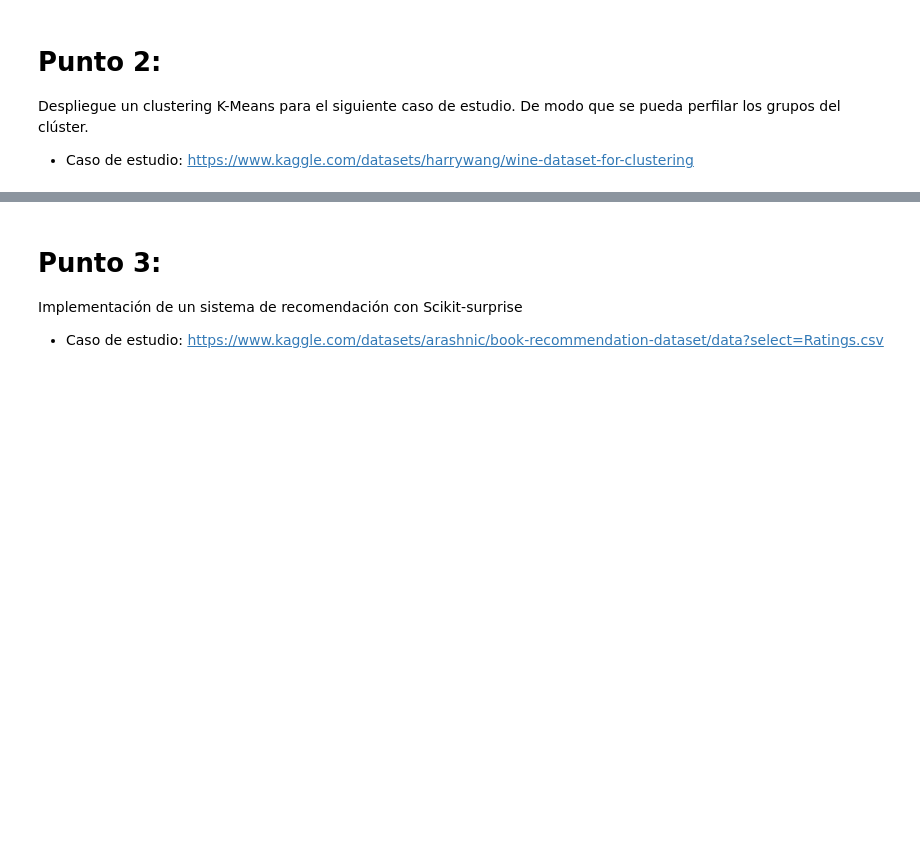
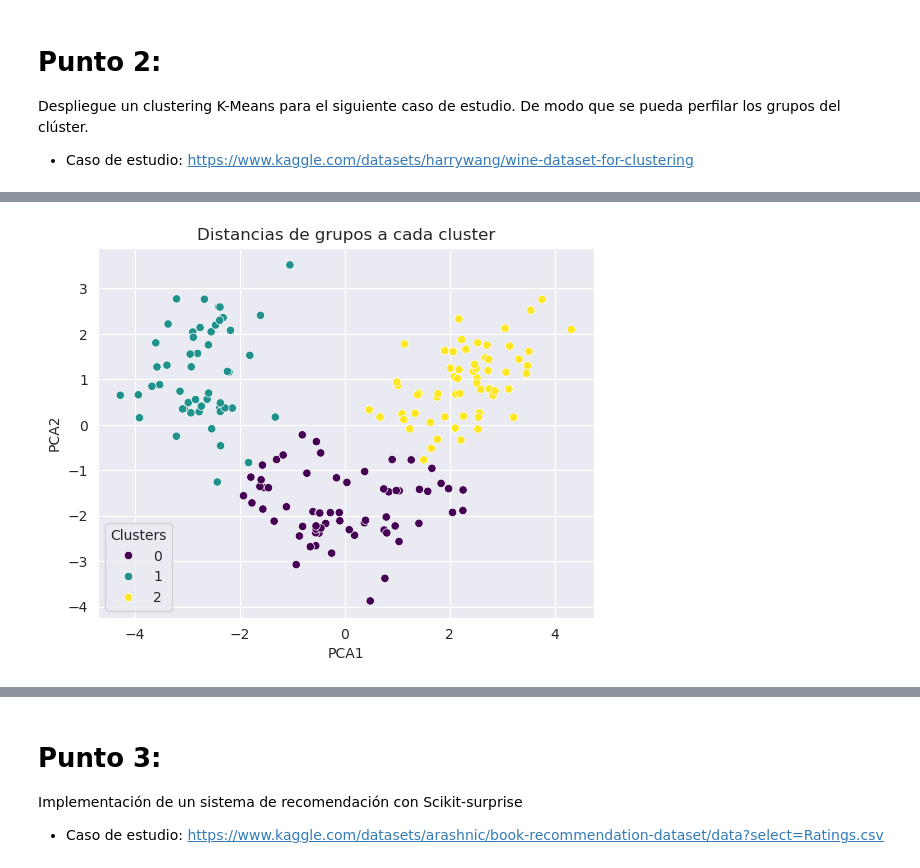
Before and after one commit to TalentoTech-IAA-2024/proyecto, a Jupyter notebook: Parte_1-3_Proyecto.ipynb, the cells around one changed output, grey strips where cells are left out. Drawn from its saved outputs; the diff is of its cells as text; code cells hidden in the pictures; blank space fills up the shorter version.

```diff
--- a/Parte_1-3_Proyecto.ipynb
+++ b/Parte_1-3_Proyecto.ipynb
@@ -406,3 +406,10 @@ plt.show()
 Despliegue un clustering K-Means para el siguiente caso de estudio. De modo que se pueda perfilar los grupos del clúster.
 
 *   Caso de estudio: https://www.kaggle.com/datasets/harrywang/wine-dataset-for-clustering
+# %%
+import pandas as pd
+import numpy as np
+import matplotlib.pyplot as plt
+
+import seaborn as sns
+sns.set_palette("magma")
@@ -408,0 +550,10 @@ Despliegue un clustering K-Means para el siguiente caso de estudio. De modo que
+# %%
+dataset_pca = pd.DataFrame(data_pca, columns=['PCA1', 'PCA2', 'PCA3', 'PCA4', 'PCA5'])
+dataset_pca['Clusters'] = grupos.labels_
+
+# se selecciona PCA1 y PCA2 porque en los dos primeros componentes se tiene la mayor variabilidad de datos
+sns.scatterplot(data=dataset_pca, x='PCA1', y='PCA2', hue='Clusters', palette="viridis")
+plt.title('Distancias de grupos a cada cluster')
+plt.show()
+# %% [output]
+[figure, added]
```
Also changed, not shown: parts of 30 cells of this notebook, 1 other file.
